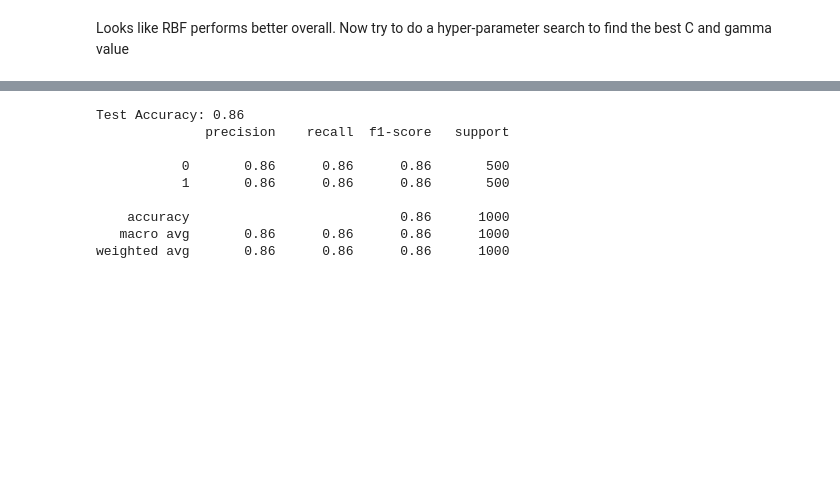
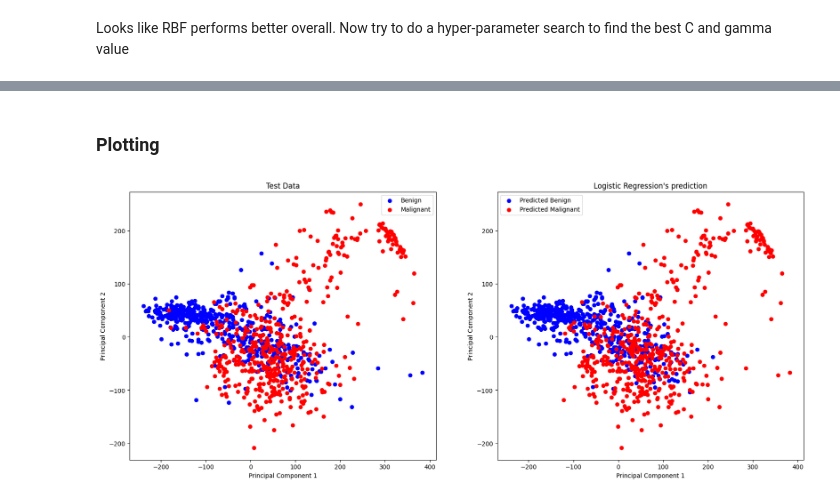
Before and after one commit to allanwzhang/cs4262_project, a Jupyter notebook: svm-logistic.ipynb, the cells around one changed output, grey strips where cells are left out. Drawn from its saved outputs; the diff is of its cells as text; code cells hidden in the pictures; blank space fills up the shorter version.

```diff
--- a/svm-logistic.ipynb
+++ b/svm-logistic.ipynb
@@ -257,6 +412,6 @@ Model fitting took 241.8335521221161 seconds.
 # %%
 # predict on test data
-y_pred = logistic_model.predict(X_test_flat)
+y_pred = logistic_model.predict(X_test_pca)
 # %%
 # Evaluate the model
 accuracy = accuracy_score(y_test, y_pred)
@@ -277,10 +429,0 @@ weighted avg       0.83      0.83      0.83      1000
-# %%
-# Initialize PCA
-pca = PCA(n_components=66)
-
-# Fit PCA on the flattened and normalized training data
-pca.fit(X_train_full_flat)
-
-# Transform the data using the fitted PCA
-X_train_pca = pca.transform(X_train_full_flat)
-X_test_pca = pca.transform(X_test_flat)
@@ -342,18 +430,30 @@ Model fitting took 0.15227055549621582 seconds.
-# %%
-# predict on test data
-y_pred = logistic_model.predict(X_test_pca)
-
-# Evaluate the model
-accuracy = accuracy_score(y_test, y_pred)
-print('Test Accuracy:', accuracy)
-print(classification_report(y_test, y_pred))
-# %% [output]
-Test Accuracy: 0.86
-              precision    recall  f1-score   support
-
-           0       0.86      0.86      0.86       500
-           1       0.86      0.86      0.86       500
-
-    accuracy                           0.86      1000
-   macro avg       0.86      0.86      0.86      1000
-weighted avg       0.86      0.86      0.86      1000
+# %% [markdown]
+### Plotting
+# %%
+# draw a side by side comparison of the classification of test data
+# and the predicted test data
+
+# Initialize the plot
+plt.figure(figsize=(20, 8))
+
+# Plot the test data
+plt.subplot(1, 2, 1)
+plt.scatter(X_test_pca[y_test == 0, 0], X_test_pca[y_test == 0, 1], color='blue', label='Benign')
+plt.scatter(X_test_pca[y_test == 1, 0], X_test_pca[y_test == 1, 1], color='red', label='Malignant')
+plt.xlabel('Principal Component 1')
+plt.ylabel('Principal Component 2')
+plt.title('Test Data')
+plt.legend()
+
+# Plot the predicted test data
+plt.subplot(1, 2, 2)
+plt.scatter(X_test_pca[y_pred == 0, 0], X_test_pca[y_pred == 0, 1], color='blue', label='Predicted Benign')
+plt.scatter(X_test_pca[y_pred == 1, 0], X_test_pca[y_pred == 1, 1], color='red', label='Predicted Malignant')
+plt.xlabel('Principal Component 1')
+plt.ylabel('Principal Component 2')
+plt.title('Logistic Regression\'s prediction')
+plt.legend()
+
+plt.show()
+# %% [output]
+[figure, added]
```
Also changed, not shown: parts of 42 cells of this notebook, 2 other files.
